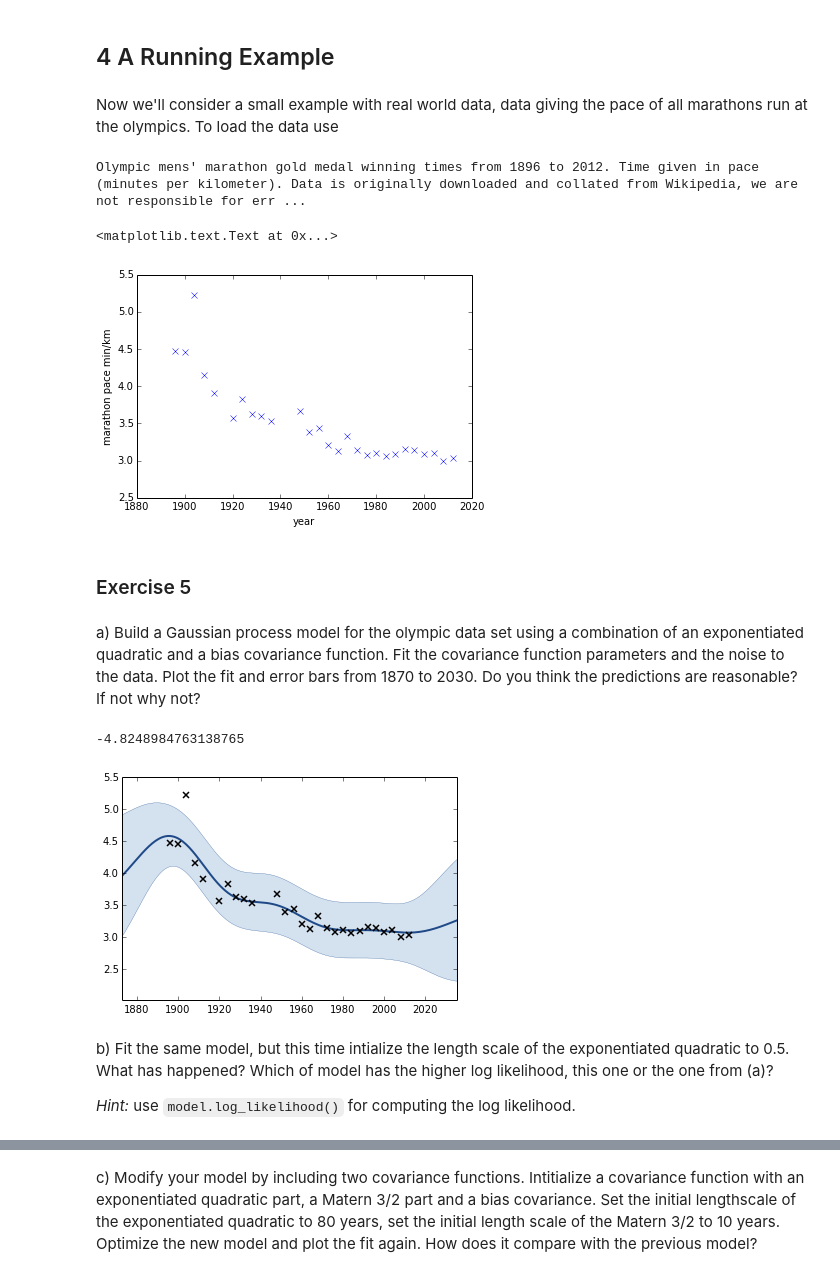
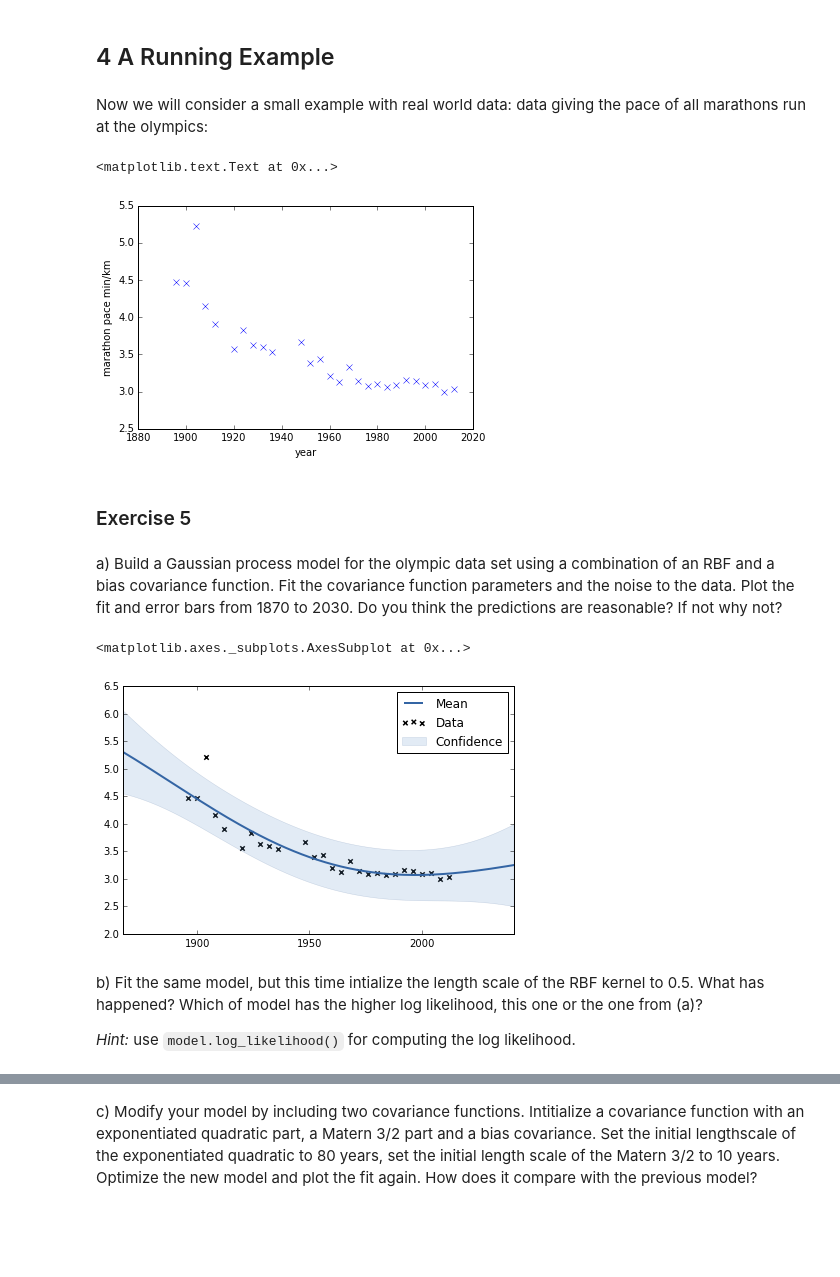
Before and after one commit to ShibataLab/GPyWorkshop, a Jupyter notebook: Part1/Experiments/Notebook1.ipynb, the cells around one changed output, grey strips where cells are left out. Drawn from its saved outputs; the diff is of its cells as text; code cells hidden in the pictures; blank space fills up the shorter version.

Commit message:
[major] complete remaining exercises in notebook 1 for part 1

```diff
--- a/Part1/Experiments/Notebook1.ipynb
+++ b/Part1/Experiments/Notebook1.ipynb
@@ -371,37 +510,40 @@ The parameters obtained after optimisation can be compared with the values selec
 # %% [markdown]
 ## 4 A Running Example
 # %% [markdown]
-Now we'll consider a small example with real world data, data giving the pace of all marathons run at the olympics. To load the data use
+Now we will consider a small example with real world data: data giving the pace of all marathons run at the olympics:
-# %%
-GPy.util.datasets.authorize_download = lambda x: True # prevents requesting authorization for download.
-data = GPy.util.datasets.olympic_marathon_men()
-print data['details']
-# %% [output]
-Olympic mens' marathon gold medal winning times from 1896 to 2012. Time given in pace (minutes per kilometer). Data is originally downloaded and collated from Wikipedia, we are not responsible for err ...
 # %%
-X = data['X']
-Y = data['Y']
+# load marathon timing dataset
+data = np.genfromtxt('marathon.csv', delimiter=',')
+
+# set the input and output data
+X = data[:, 0:1]
+Y = data[:, 1:2]
+
+# plot the timings
 plt.plot(X, Y, 'bx')
 plt.xlabel('year')
 plt.ylabel('marathon pace min/km')
 # %% [output]
 <matplotlib.text.Text at 0x...>
-[figure, old version]
+[figure, new version]
 # %% [markdown]
 ### Exercise 5
 # %% [markdown]
-a) Build a Gaussian process model for the olympic data set using a combination of an exponentiated quadratic and a bias covariance function. Fit the covariance function parameters and the noise to the data. Plot the fit and error bars from 1870 to 2030. Do you think the predictions are reasonable? If not why not?
+a) Build a Gaussian process model for the olympic data set using a combination of an RBF and a bias covariance function. Fit the covariance function parameters and the noise to the data. Plot the fit and error bars from 1870 to 2030. Do you think the predictions are reasonable? If not why not?
 # %%
-# Exercise 5 a) answer
+# create the covariance function
 kern = GPy.kern.RBF(1) + GPy.kern.Bias(1)
+
+# create the GP Regression model
 model = GPy.models.GPRegression(X, Y, kern)
+
+# optimize the model
 model.optimize()
-model.plot()# Exercise 5 d) answer
-model.log_likelihood()
+model.plot()
 # %% [output]
--4.8248984763138765
+<matplotlib.axes._subplots.AxesSubplot at 0x...>
-[figure, old version]
+[figure, new version]
 # %% [markdown]
-b) Fit the same model, but this time intialize the length scale of the exponentiated quadratic to 0.5. What has happened? Which of model has the higher log likelihood, this one or the one from (a)?
+b) Fit the same model, but this time intialize the length scale of the RBF kernel to 0.5. What has happened? Which of model has the higher log likelihood, this one or the one from (a)?
 
 *Hint:* use `model.log_likelihood()` for computing the log likelihood.
```
Also changed, not shown: parts of 113 cells of this notebook, 1 other file.
